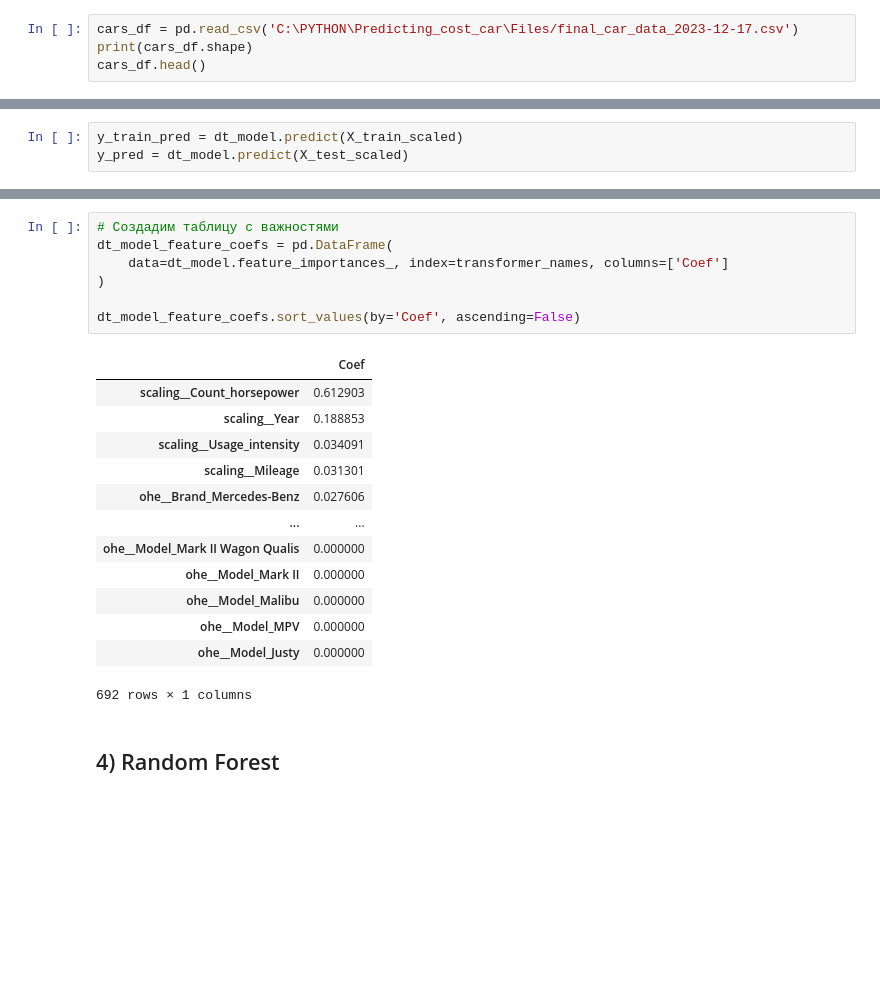
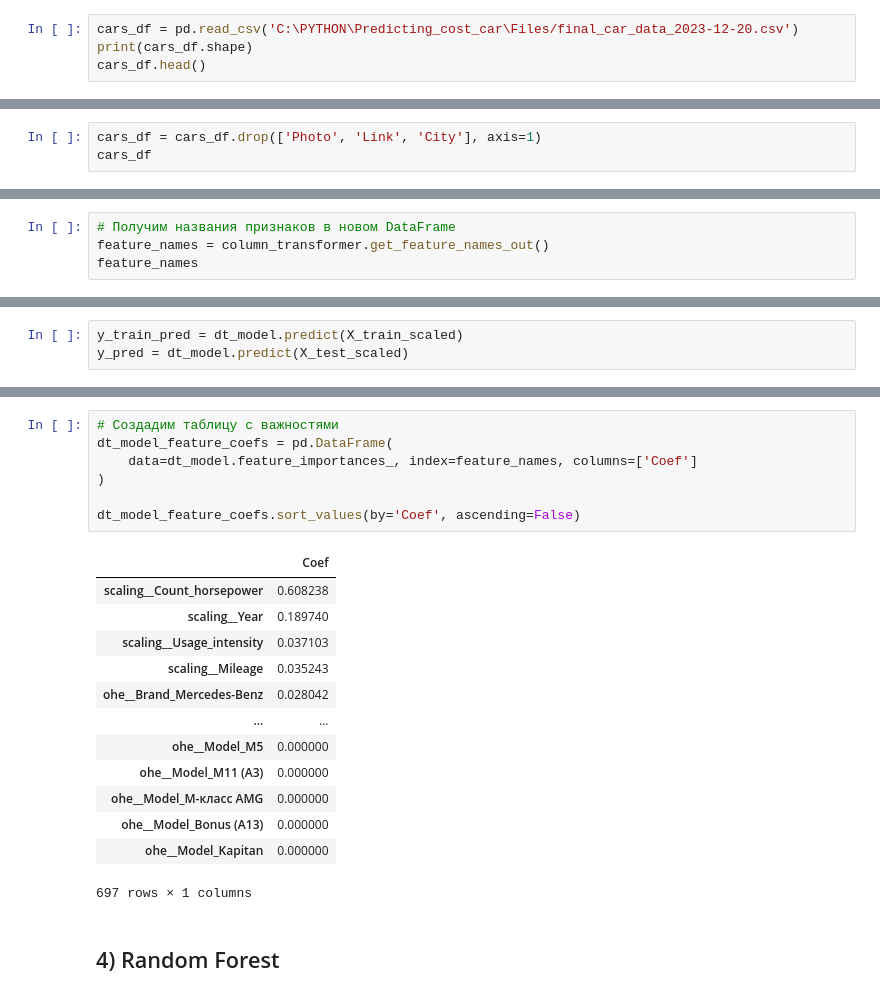
Before and after one commit to MagGoldi/Predicting_cost_car, a Jupyter notebook: Predicting/ml.ipynb, the cells around one changed output, grey strips where cells are left out. Saved outputs shown, nothing was run; the diff lists cells and outputs as text; blank space fills up the shorter version.

```diff
--- a/Predicting/ml.ipynb
+++ b/Predicting/ml.ipynb
@@ -20,7 +20,7 @@ from sklearn.model_selection import RandomizedSearchCV
 
 from sklearn.ensemble import RandomForestRegressor
 # %%
-cars_df = pd.read_csv('C:\PYTHON\Predicting_cost_car\Files/final_car_data_2023-12-17.csv')
+cars_df = pd.read_csv('C:\PYTHON\Predicting_cost_car\Files/final_car_data_2023-12-20.csv')
 print(cars_df.shape)
 cars_df.head()
 # %% [output]
@@ -31,3 +31,6 @@ cars_df.head()
 | 2 | Audi | A6 | 2700000 | 2015 | 0 | AMT | 149000 | седан | полный | ... |
 | 3 | Audi | A5 | 5890000 | 2022 | 0 | AMT | 5400 | лифтбек | полный | ... |
 | 4 | Audi | Q5 | 3150000 | 2019 | 0 | AMT | 61000 | внедорожник | полный | ... |
+# %%
+cars_df = cars_df.drop(['Photo', 'Link', 'City'], axis=1)
+cars_df
@@ -86,0 +93,4 @@ X_test_scaled = pd.DataFrame(column_transformer.transform(X_test).toarray())
+# %%
+# Получим названия признаков в новом DataFrame
+feature_names = column_transformer.get_feature_names_out()
+feature_names
@@ -191,24 +217,24 @@ Test MAE = 261123.8987171451
 # %%
 # Создадим таблицу с важностями
 dt_model_feature_coefs = pd.DataFrame(
-    data=dt_model.feature_importances_, index=transformer_names, columns=['Coef']
+    data=dt_model.feature_importances_, index=feature_names, columns=['Coef']
 )
 
 dt_model_feature_coefs.sort_values(by='Coef', ascending=False)
 # %% [output]
 |  | Coef |
-| scaling__Count_horsepower | 0.612903 |
-| scaling__Year | 0.188853 |
-| scaling__Usage_intensity | 0.034091 |
-| scaling__Mileage | 0.031301 |
-| ohe__Brand_Mercedes-Benz | 0.027606 |
+| scaling__Count_horsepower | 0.608238 |
+| scaling__Year | 0.189740 |
+| scaling__Usage_intensity | 0.037103 |
+| scaling__Mileage | 0.035243 |
+| ohe__Brand_Mercedes-Benz | 0.028042 |
 | ... | ... |
-| ohe__Model_Mark II Wagon Qualis | 0.000000 |
-| ohe__Model_Mark II | 0.000000 |
-| ohe__Model_Malibu | 0.000000 |
-| ohe__Model_MPV | 0.000000 |
-| ohe__Model_Justy | 0.000000 |
+| ohe__Model_M5 | 0.000000 |
+| ohe__Model_M11 (A3) | 0.000000 |
+| ohe__Model_M-класс AMG | 0.000000 |
+| ohe__Model_Bonus (A13) | 0.000000 |
+| ohe__Model_Kapitan | 0.000000 |
-692 rows × 1 columns
+697 rows × 1 columns
 # %% [markdown]
 ## 4) Random Forest
 # %% [markdown]
```
Also changed, not shown: parts of 28 cells of this notebook, 8 other files.
